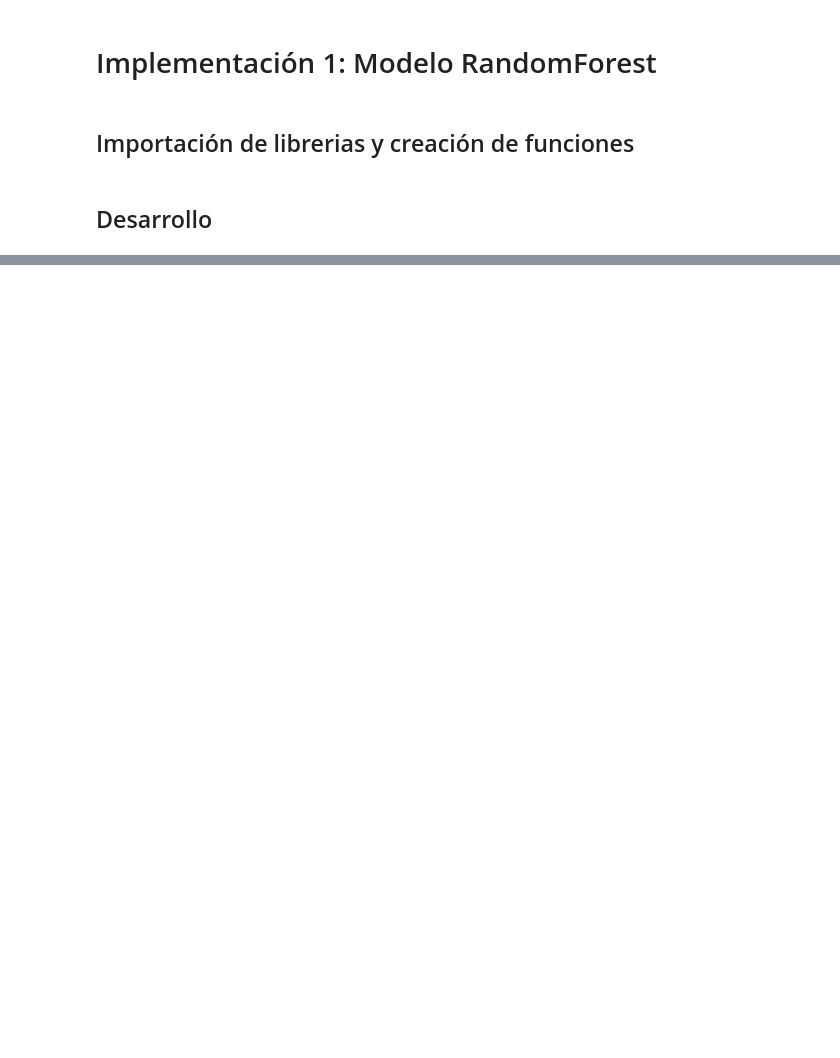
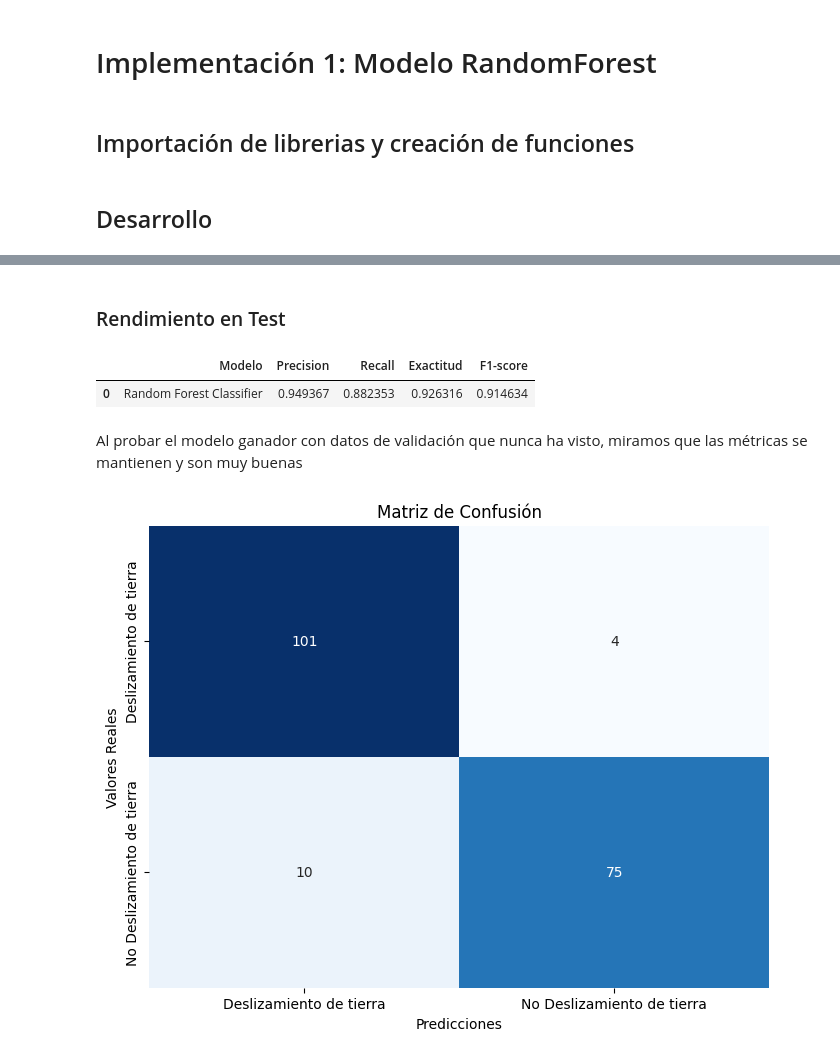
Before and after one commit to SimonLopezR/estimacion_riesgo_deslizamiento, a Jupyter notebook: docs/_build/html/_sources/implementacion-randomforest.ipynb, the cells around one changed output, grey strips where cells are left out. Cells and saved outputs as stored; diff of their text form; code cells hidden in the pictures; blank space fills up the shorter version.

```diff
--- a/docs/_build/html/_sources/implementacion-randomforest.ipynb
+++ b/docs/_build/html/_sources/implementacion-randomforest.ipynb
@@ -83,7 +104,7 @@ shuffle_split = ShuffleSplit(test_size=.3, train_size=.7, n_splits=10)
 # %%
 param_grid_rf = {
     'classifier__n_estimators': [100,250,500],
-    'classifier__max_depth': [None, 10, 20],
+    'classifier__max_depth': [3, 6, 10],
     'classifier__min_samples_split': [2, 5, 10],
     'classifier__min_samples_leaf': [1, 2, 4]
     }
@@ -151,0 +213,37 @@ Recall en test para RandomForestClassifier: 0.9444444444444444
+# %% [markdown]
+### Rendimiento en Test
+# %%
+y_pred_rf = model_rf.predict(X_valid)
+precision_rf = precision_score(y_valid, y_pred_rf)
+accuracy_rf = accuracy_score(y_valid, y_pred_rf)
+recall_rf = recall_score(y_valid, y_pred_rf)
+f1_rf = f1_score(y_valid, y_pred_rf)
+
+data_reporte_rf = {
+    'Modelo': ['Random Forest Classifier'],
+    'Precision': [precision_rf],
+    'Recall': [recall_rf],
+    'Exactitud': [accuracy_rf],
+    'F1-score': [f1_rf]
+}
+
+df_reporte_rf = pd.DataFrame(data_reporte_rf)
+df_reporte_rf
+# %% [output]
+|  | Modelo | Precision | Recall | Exactitud | F1-score |
+| 0 | Random Forest Classifier | 0.949367 | 0.882353 | 0.926316 | 0.914634 |
+# %% [markdown]
+Al probar el modelo ganador con datos de validación que nunca ha visto, miramos que las métricas se mantienen y son muy buenas
+# %%
+cm = confusion_matrix(y_valid, y_pred_rf)
+# Crear el gráfico de la matriz de confusión
+plt.figure(figsize=(8, 6))
+sns.heatmap(cm, annot=True, fmt='d', cmap='Blues', cbar=False, xticklabels=['Deslizamiento de tierra', 'No Deslizamiento de tierra'], yticklabels=['Deslizamiento de tierra', 'No Deslizamiento de tierra'])
+
+# Añadir etiquetas y título
+plt.xlabel('Predicciones')
+plt.ylabel('Valores Reales')
+plt.title('Matriz de Confusión')
+plt.show()
+# %% [output]
+[figure, added]
```
Also changed, not shown: parts of 30 cells of this notebook, 20 other files.
